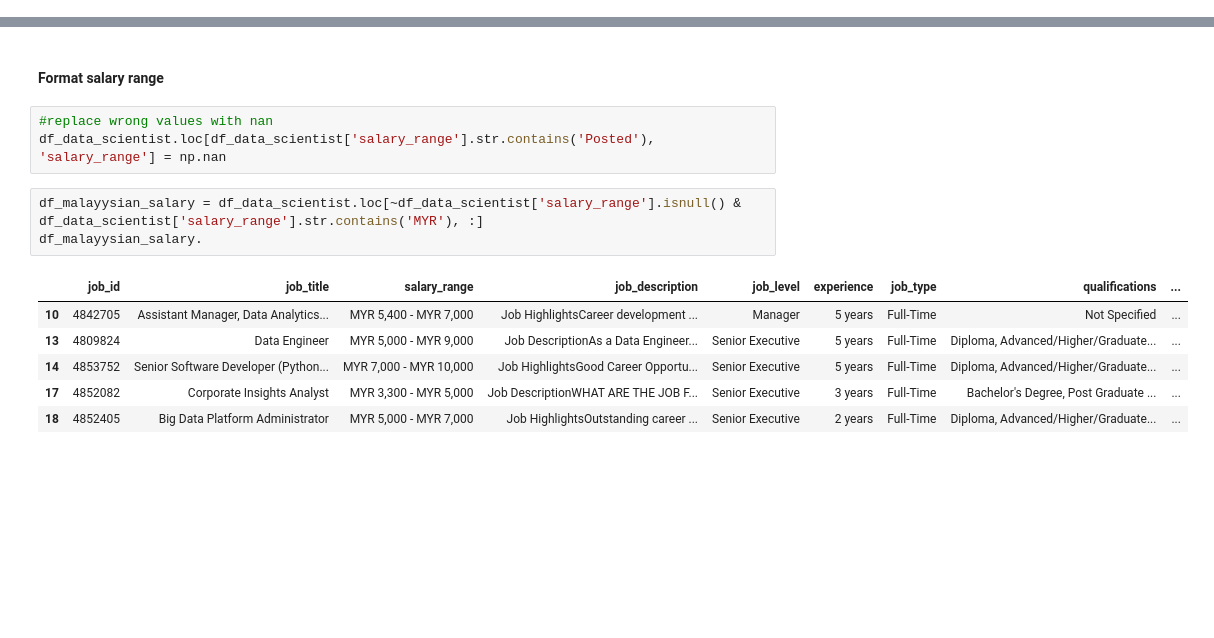
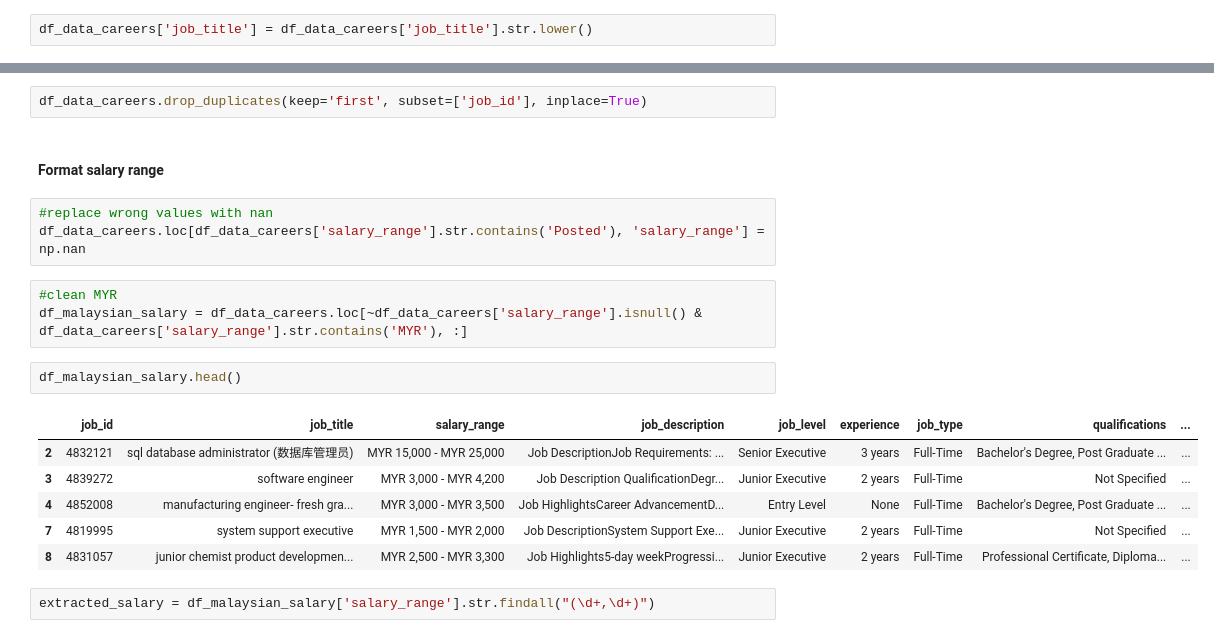
Before and after one commit to roosern-dev/Malaysia_data_jobs_analysis, a Jupyter notebook: data/cleaning.ipynb, the cells around one changed output, grey strips where cells are left out. Saved outputs shown, nothing was run; the diff lists cells and outputs as text; blank space fills up the shorter version.

Commit message:
cleaned salary

```diff
--- a/data/cleaning.ipynb
+++ b/data/cleaning.ipynb
@@ -99,0 +64,2 @@ df_data_scientist.head()
+# %%
+df_data_careers['job_title'] = df_data_careers['job_title'].str.lower()
@@ -100,15 +68,21 @@ df_data_scientist.head()
+# %%
+df_data_careers.drop_duplicates(keep='first', subset=['job_id'], inplace=True)
 # %% [markdown]
 #### Format salary range
 # %%
 #replace wrong values with nan
-df_data_scientist.loc[df_data_scientist['salary_range'].str.contains('Posted'), 'salary_range'] = np.nan
+df_data_careers.loc[df_data_careers['salary_range'].str.contains('Posted'), 'salary_range'] = np.nan
 # %%
-df_malayysian_salary = df_data_scientist.loc[~df_data_scientist['salary_range'].isnull() & df_data_scientist['salary_range'].str.contains('MYR'), :]
-df_malayysian_salary.
+#clean MYR
+df_malaysian_salary = df_data_careers.loc[~df_data_careers['salary_range'].isnull() & df_data_careers['salary_range'].str.contains('MYR'), :]
-# %% [output]
-|  | job_id | job_title | salary_range | job_description | job_level | experience | job_type | qualifications | ... |
-| 10 | 4842705 | Assistant Manager, Data Analytics... | MYR 5,400 - MYR 7,000 | Job HighlightsCareer development ... | Manager | 5 years | Full-Time | Not Specified | ... |
-| 13 | 4809824 | Data Engineer | MYR 5,000 - MYR 9,000 | Job DescriptionAs a Data Engineer... | Senior Executive | 5 years | Full-Time | Diploma, Advanced/Higher/Graduate... | ... |
-| 14 | 4853752 | Senior Software Developer (Python... | MYR 7,000 - MYR 10,000 | Job HighlightsGood Career Opportu... | Senior Executive | 5 years | Full-Time | Diploma, Advanced/Higher/Graduate... | ... |
-| 17 | 4852082 | Corporate Insights Analyst | MYR 3,300 - MYR 5,000 | Job DescriptionWHAT ARE THE JOB F... | Senior Executive | 3 years | Full-Time | Bachelor's Degree, Post Graduate ... | ... |
-| 18 | 4852405 | Big Data Platform Administrator | MYR 5,000 - MYR 7,000 | Job HighlightsOutstanding career ... | Senior Executive | 2 years | Full-Time | Diploma, Advanced/Higher/Graduate... | ... |
+# %%
+df_malaysian_salary.head()
+# %% [output]
+|  | job_id | job_title | salary_range | job_description | job_level | experience | job_type | qualifications | ... |
+| 2 | 4832121 | sql database administrator (数据库管理员) | MYR 15,000 - MYR 25,000 | Job DescriptionJob Requirements: ... | Senior Executive | 3 years | Full-Time | Bachelor's Degree, Post Graduate ... | ... |
+| 3 | 4839272 | software engineer | MYR 3,000 - MYR 4,200 | Job Description QualificationDegr... | Junior Executive | 2 years | Full-Time | Not Specified | ... |
+| 4 | 4852008 | manufacturing engineer- fresh gra... | MYR 3,000 - MYR 3,500 | Job HighlightsCareer AdvancementD... | Entry Level | None | Full-Time | Bachelor's Degree, Post Graduate ... | ... |
+| 7 | 4819995 | system support executive | MYR 1,500 - MYR 2,000 | Job DescriptionSystem Support Exe... | Junior Executive | 2 years | Full-Time | Not Specified | ... |
+| 8 | 4831057 | junior chemist product developmen... | MYR 2,500 - MYR 3,300 | Job Highlights5-day weekProgressi... | Junior Executive | 2 years | Full-Time | Professional Certificate, Diploma... | ... |
+# %%
+extracted_salary = df_malaysian_salary['salary_range'].str.findall("(\d+,\d+)")
```
Also changed, not shown: parts of 23 cells of this notebook.
